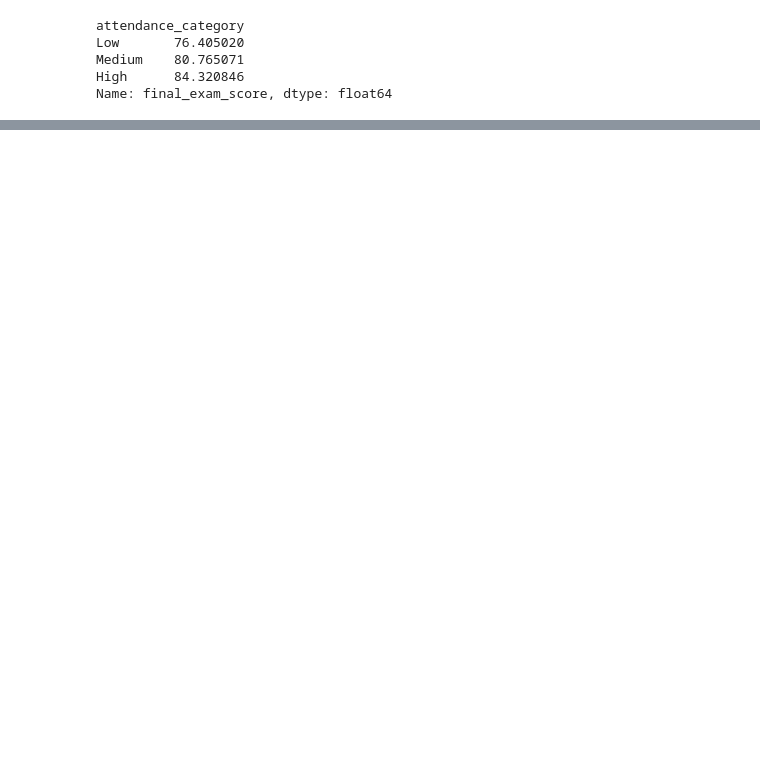
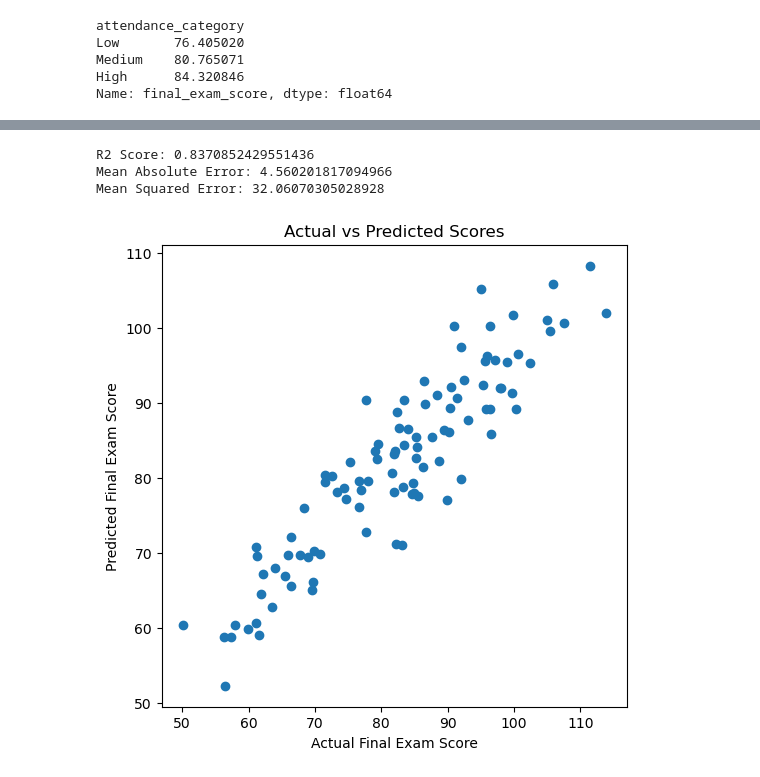
Before and after one commit to Karthik-Patil7/student-performance-analysis, a Jupyter notebook: notebook/student_performance.ipynb, the cells around one changed output, grey strips where cells are left out. Cells and saved outputs as stored; diff of their text form; code cells hidden in the pictures; blank space fills up the shorter version.

Commit message:
Completed linear regression modeling with interpretation and conclusion

```diff
--- a/notebook/student_performance.ipynb
+++ b/notebook/student_performance.ipynb
@@ -1,9 +1,7 @@
 # %%
 import pandas as pd
 # %%
-df = pd.read_csv(
-    "student-performance-analysis/Data/student_attendance_performance.csv"
-)
+df = pd.read_csv("../Data/student_attendance_performance.csv")
 # %%
 df.info()
 # %% [output]
@@ -128,0 +107,30 @@ os.listdir()
+# %%
+X = df[['attendance_percent',
+        'hours_studied_per_day',
+        'assignments_submitted',
+        'internal_test_score']]
+
+y = df['final_exam_score']
+# %%
+# Split the data
+X_train, X_test, y_train, y_test = train_test_split(
+    X, y, test_size=0.2, random_state=42
+)
+# %%
+# Create model
+model = LinearRegression()
+
+# Train model
+model.fit(X_train, y_train)
+
+# Predict
+y_pred = model.predict(X_test)
+# %%
+# Evaluation Metrics
+print("R2 Score:", r2_score(y_test, y_pred))
+print("Mean Absolute Error:", mean_absolute_error(y_test, y_pred))
+print("Mean Squared Error:", mean_squared_error(y_test, y_pred))
+# %% [output]
+R2 Score: 0.8370852429551436
+Mean Absolute Error: 4.560201817094966
+Mean Squared Error: 32.06070305028928
@@ -128,0 +139,9 @@ os.listdir()
+# %%
+plt.figure(figsize=(6,6))
+plt.scatter(y_test, y_pred)
+plt.xlabel("Actual Final Exam Score")
+plt.ylabel("Predicted Final Exam Score")
+plt.title("Actual vs Predicted Scores")
+plt.show()
+# %% [output]
+[figure, added]
```
Also changed, not shown: parts of 10 cells of this notebook.
